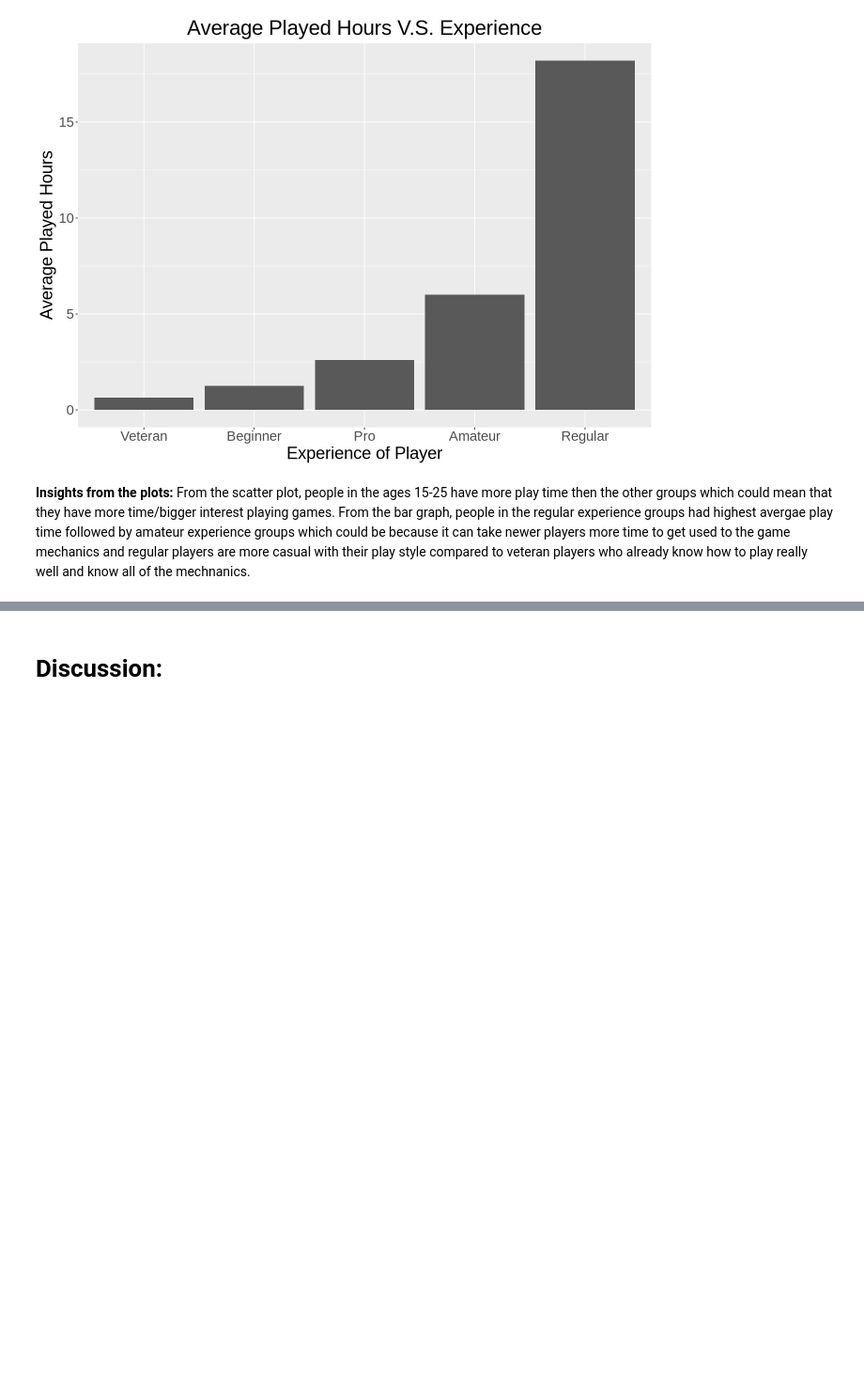
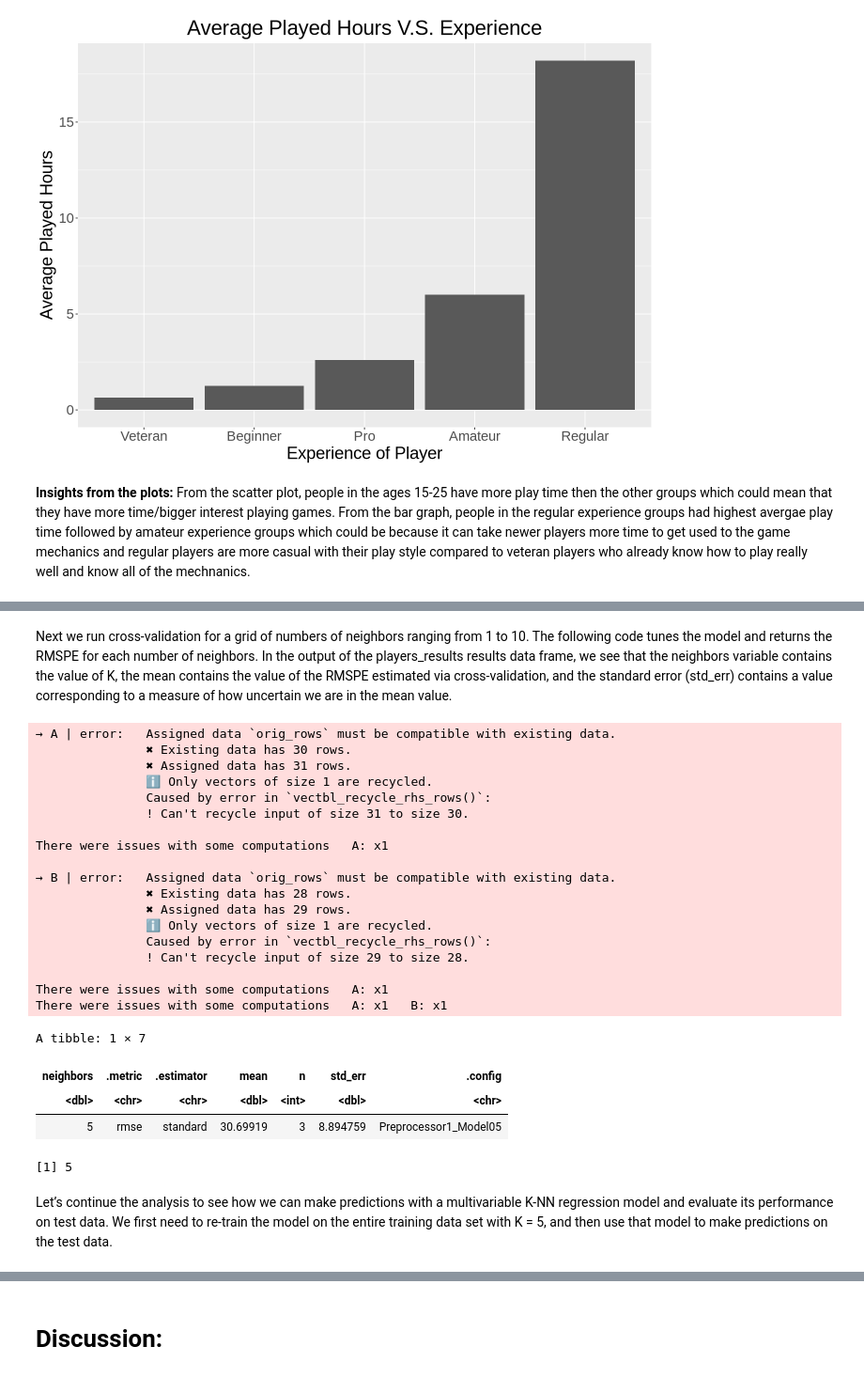
Before and after one commit to iSqlqmi/dsci_100_group_project, a Jupyter notebook: project_final_report.ipynb, the cells around one changed output, grey strips where cells are left out. Shown at 94% size. Drawn from its saved outputs; the diff is of its cells as text; code cells hidden in the pictures; blank space fills up the shorter version.

```diff
--- a/project_final_report.ipynb
+++ b/project_final_report.ipynb
@@ -232,0 +239,6 @@ A tibble: 5 × 2
+# %%
+set.seed(1)
+
+players_split <- initial_split(players_mutate, prop = 0.75, strata = played_hours)
+players_train <- training(players_split)
+players_test <- testing(players_split)
@@ -232,0 +247,15 @@ A tibble: 5 × 2
+# %%
+players_recipe <- recipe(played_hours ~., data = players_train) |>
+  step_scale(all_predictors()) |>
+  step_center(all_predictors())
+
+players_spec <- nearest_neighbor(weight_func = "rectangular", neighbors = tune()) |>
+  set_engine("kknn") |>
+  set_mode("regression")
+
+players_vfold <- vfold_cv(players_train, v = 5, strata = played_hours)
+
+players_wkflow <- workflow() |>
+    add_recipe(players_recipe) |>
+    add_model(players_spec)
+players_wkflow
@@ -232,0 +281,44 @@ A tibble: 5 × 2
+# %% [markdown]
+Next we run cross-validation for a grid of numbers of neighbors ranging from 1 to 10. The following code tunes the model and returns the RMSPE for each number of neighbors. In the output of the players_results results data frame, we see that the neighbors variable contains the value of K, the mean contains the value of the RMSPE estimated via cross-validation, and the standard error (std_err) contains a value corresponding to a measure of how uncertain we are in the mean value.
+# %%
+gridvals <- tibble(neighbors = seq(from = 1, to = 10, by = 1))
+
+players_results <- players_wkflow |>
+  tune_grid(resamples = players_vfold, grid = gridvals) |>
+  collect_metrics() |>
+  filter(.metric == "rmse") |>
+  filter(mean == min(mean))
+
+best_k <- players_results |>
+              pull(neighbors)
+
+# show the results
+players_results
+best_k
+# use drop_na() to get rid of the NA values
+# %% [output]
+→ A | error:   Assigned data `orig_rows` must be compatible with existing data.
+               ✖ Existing data has 30 rows.
+               ✖ Assigned data has 31 rows.
+               ℹ Only vectors of size 1 are recycled.
+               Caused by error in `vectbl_recycle_rhs_rows()`:
+               ! Can't recycle input of size 31 to size 30.
+
+There were issues with some computations   A: x1
+
+→ B | error:   Assigned data `orig_rows` must be compatible with existing data.
+               ✖ Existing data has 28 rows.
+               ✖ Assigned data has 29 rows.
+               ℹ Only vectors of size 1 are recycled.
+               Caused by error in `vectbl_recycle_rhs_rows()`:
+               ! Can't recycle input of size 29 to size 28.
+
+There were issues with some computations   A: x1
+There were issues with some computations   A: x1   B: x1
+A tibble: 1 × 7
+| neighbors | .metric | .estimator | mean | n | std_err | .config |
+| <dbl> | <chr> | <chr> | <dbl> | <int> | <dbl> | <chr> |
+| 5 | rmse | standard | 30.69919 | 3 | 8.894759 | Preprocessor1_Model05 |
+[1] 5
+# %% [markdown]
+Let’s continue the analysis to see how we can make predictions with a multivariable K-NN regression model and evaluate its performance on test data. We first need to re-train the model on the entire training data set with K = 5, and then use that model to make predictions on the test data.
```
Also changed, not shown: parts of 16 cells of this notebook.
